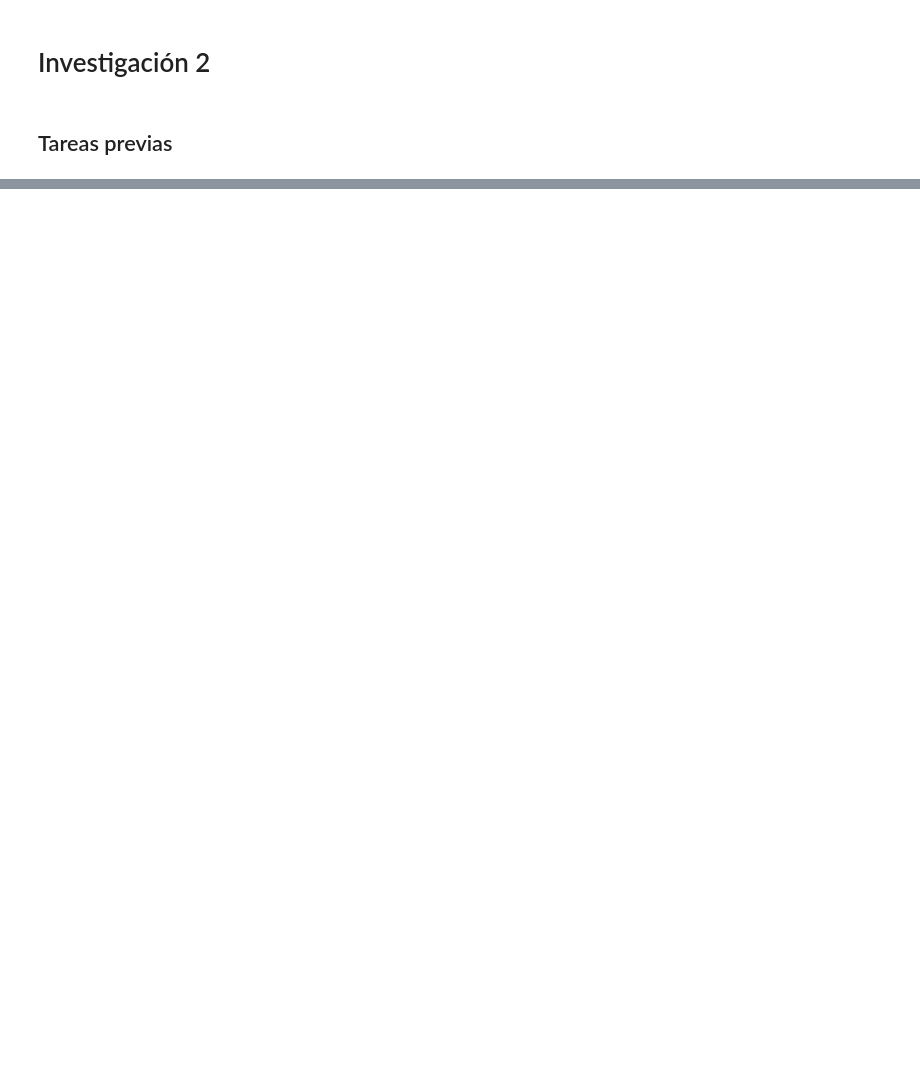
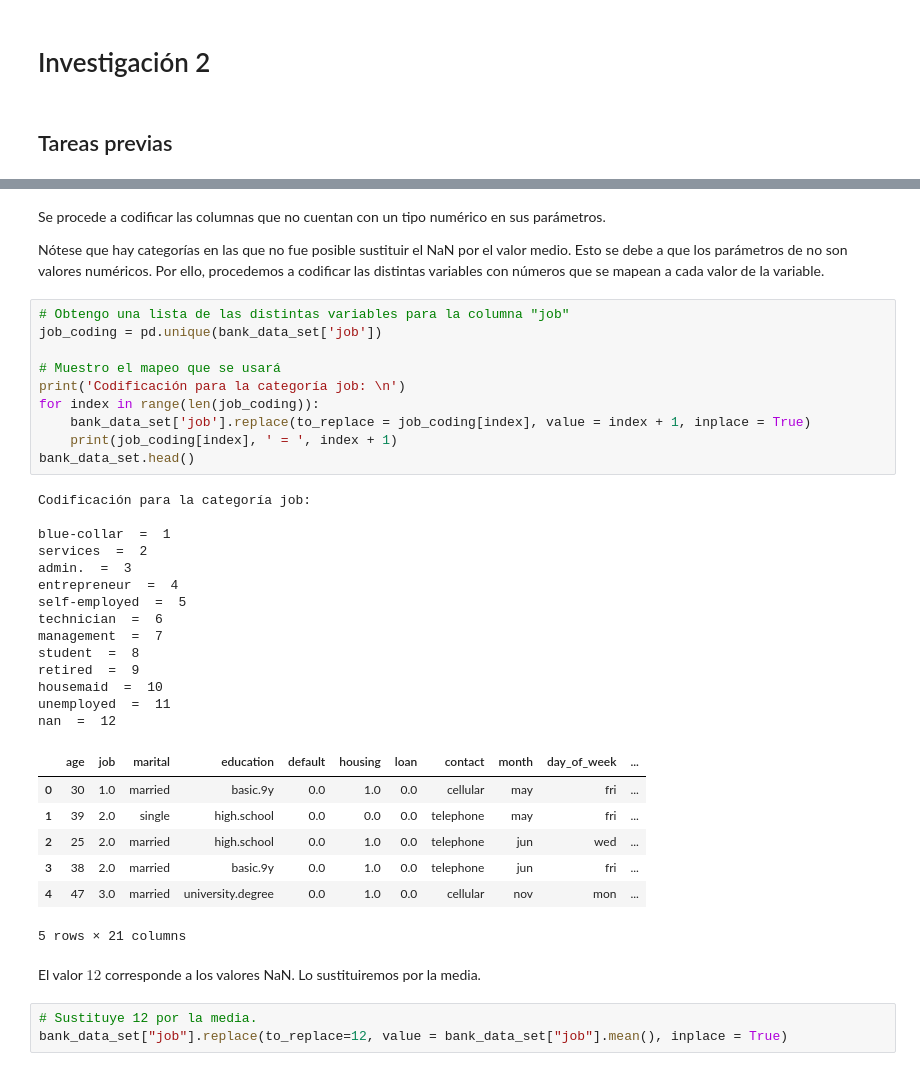
Before and after one commit to eliecer9000/investigacion-2-reconocimiento-patrones, a Jupyter notebook: Investigacion_2.ipynb, the cells around one changed output, grey strips where cells are left out. Drawn from its saved outputs; the diff is of its cells as text; blank space fills up the shorter version.

```diff
--- a/Investigacion_2.ipynb
+++ b/Investigacion_2.ipynb
@@ -8,0 +85,41 @@ Para esta investigación se empleará el conjunto de datos obtenido en la invest
+# %% [markdown]
+Se procede a codificar las columnas que no cuentan con un tipo numérico en sus parámetros.
+
+Nótese que hay categorías en las que no fue posible sustituir el NaN por el valor medio. Esto se debe a que los parámetros de no son valores numéricos. Por ello, procedemos a codificar las distintas variables con números que se mapean a cada valor de la variable.
+# %%
+# Obtengo una lista de las distintas variables para la columna "job"
+job_coding = pd.unique(bank_data_set['job'])
+
+# Muestro el mapeo que se usará
+print('Codificación para la categoría job: \n')
+for index in range(len(job_coding)):
+    bank_data_set['job'].replace(to_replace = job_coding[index], value = index + 1, inplace = True)
+    print(job_coding[index], ' = ', index + 1)
+bank_data_set.head()
+# %% [output]
+Codificación para la categoría job:
+
+blue-collar  =  1
+services  =  2
+admin.  =  3
+entrepreneur  =  4
+self-employed  =  5
+technician  =  6
+management  =  7
+student  =  8
+retired  =  9
+housemaid  =  10
+unemployed  =  11
+nan  =  12
+|  | age | job | marital | education | default | housing | loan | contact | month | day_of_week | ... |
+| 0 | 30 | 1.0 | married | basic.9y | 0.0 | 1.0 | 0.0 | cellular | may | fri | ... |
+| 1 | 39 | 2.0 | single | high.school | 0.0 | 0.0 | 0.0 | telephone | may | fri | ... |
+| 2 | 25 | 2.0 | married | high.school | 0.0 | 1.0 | 0.0 | telephone | jun | wed | ... |
+| 3 | 38 | 2.0 | married | basic.9y | 0.0 | 1.0 | 0.0 | telephone | jun | fri | ... |
+| 4 | 47 | 3.0 | married | university.degree | 0.0 | 1.0 | 0.0 | cellular | nov | mon | ... |
+5 rows × 21 columns
+# %% [markdown]
+El valor $12$ corresponde a los valores NaN. Lo sustituiremos por la media.
+# %%
+# Sustituye 12 por la media.
+bank_data_set["job"].replace(to_replace=12, value = bank_data_set["job"].mean(), inplace = True)
```
Also changed, not shown: parts of 31 cells of this notebook, 1 other file.
